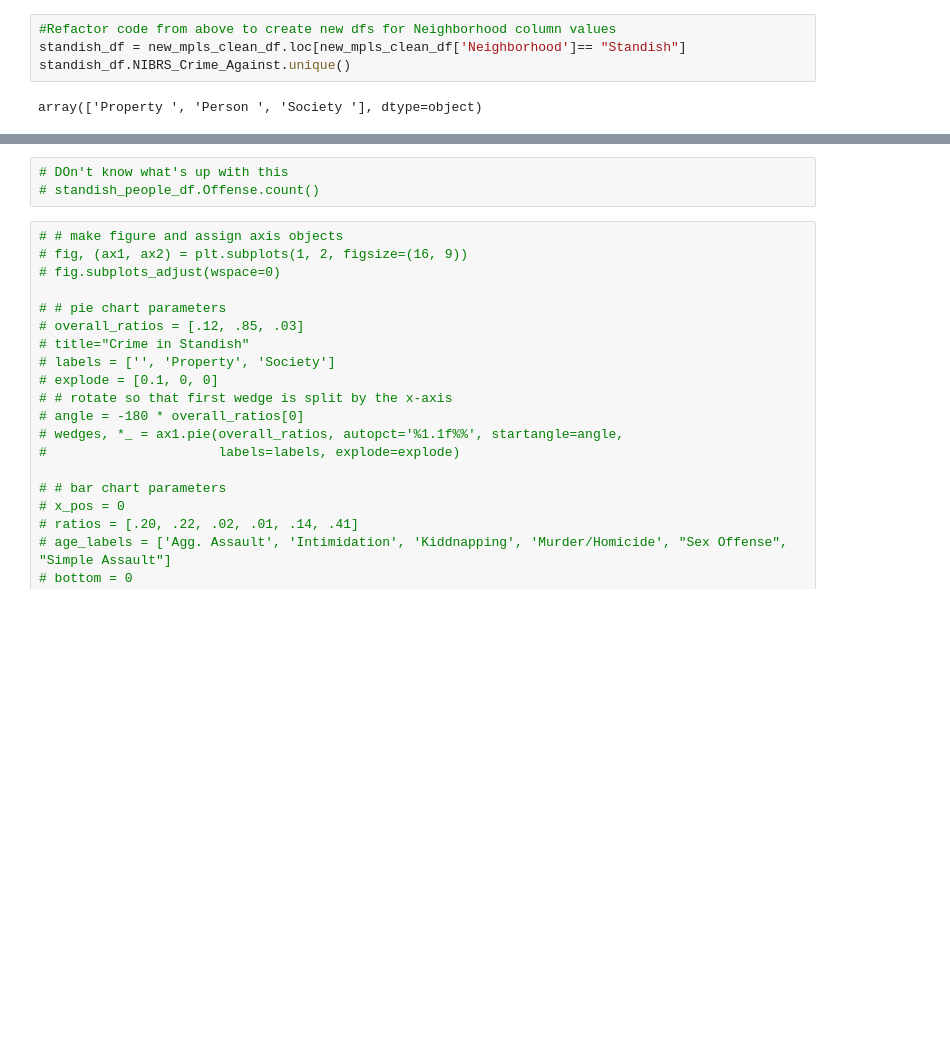
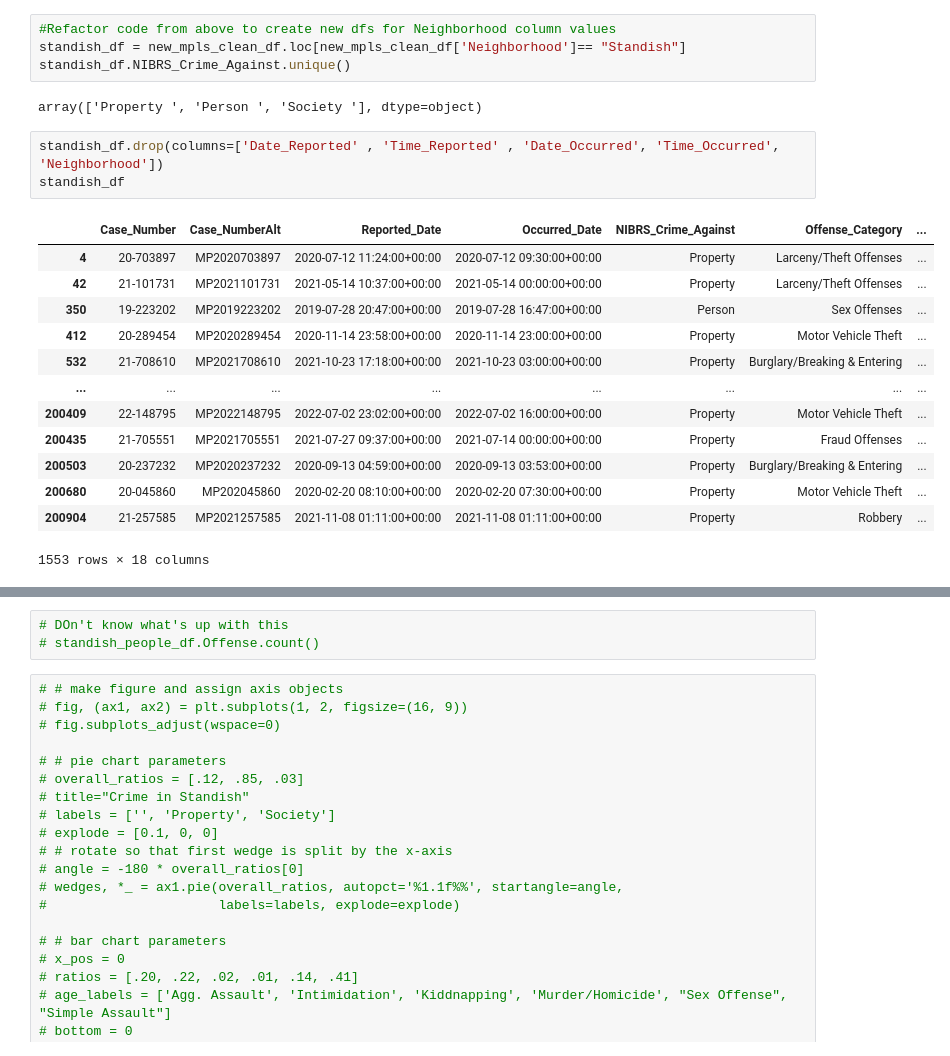
Before and after one commit to chrisolwell/MPLSCrime, a Jupyter notebook: mplsCrime.ipynb, the cells around one changed output, grey strips where cells are left out. Saved outputs shown, nothing was run; the diff lists cells and outputs as text; blank space fills up the shorter version.

Commit message:
converted columns to dt format but that's as far as I got . I did it in a highly disorganized way also, which is guess is consistent.

```diff
--- a/mplsCrime.ipynb
+++ b/mplsCrime.ipynb
@@ -519,6 +581,23 @@ standish_df = new_mpls_clean_df.loc[new_mpls_clean_df['Neighborhood']== "Standis
 standish_df.NIBRS_Crime_Against.unique()
 # %% [output]
 array(['Property ', 'Person ', 'Society '], dtype=object)
+# %%
+standish_df.drop(columns=['Date_Reported' , 'Time_Reported' , 'Date_Occurred', 'Time_Occurred', 'Neighborhood'])
+standish_df
+# %% [output]
+|  | Case_Number | Case_NumberAlt | Reported_Date | Occurred_Date | NIBRS_Crime_Against | Offense_Category | ... |
+| 4 | 20-703897 | MP2020703897 | 2020-07-12 11:24:00+00:00 | 2020-07-12 09:30:00+00:00 | Property | Larceny/Theft Offenses | ... |
+| 42 | 21-101731 | MP2021101731 | 2021-05-14 10:37:00+00:00 | 2021-05-14 00:00:00+00:00 | Property | Larceny/Theft Offenses | ... |
+| 350 | 19-223202 | MP2019223202 | 2019-07-28 20:47:00+00:00 | 2019-07-28 16:47:00+00:00 | Person | Sex Offenses | ... |
+| 412 | 20-289454 | MP2020289454 | 2020-11-14 23:58:00+00:00 | 2020-11-14 23:00:00+00:00 | Property | Motor Vehicle Theft | ... |
+| 532 | 21-708610 | MP2021708610 | 2021-10-23 17:18:00+00:00 | 2021-10-23 03:00:00+00:00 | Property | Burglary/Breaking & Entering | ... |
+| ... | ... | ... | ... | ... | ... | ... | ... |
+| 200409 | 22-148795 | MP2022148795 | 2022-07-02 23:02:00+00:00 | 2022-07-02 16:00:00+00:00 | Property | Motor Vehicle Theft | ... |
+| 200435 | 21-705551 | MP2021705551 | 2021-07-27 09:37:00+00:00 | 2021-07-14 00:00:00+00:00 | Property | Fraud Offenses | ... |
+| 200503 | 20-237232 | MP2020237232 | 2020-09-13 04:59:00+00:00 | 2020-09-13 03:53:00+00:00 | Property | Burglary/Breaking & Entering | ... |
+| 200680 | 20-045860 | MP202045860 | 2020-02-20 08:10:00+00:00 | 2020-02-20 07:30:00+00:00 | Property | Motor Vehicle Theft | ... |
+| 200904 | 21-257585 | MP2021257585 | 2021-11-08 01:11:00+00:00 | 2021-11-08 01:11:00+00:00 | Property | Robbery | ... |
+1553 rows × 18 columns
 # %%
 #refactoring the code above to create a df for crimes against people for use in the pie chart below
 standish_people_df = standish_df.loc[standish_df['NIBRS_Crime_Against']== "Person "]
```
Also changed, not shown: parts of 18 cells of this notebook.
